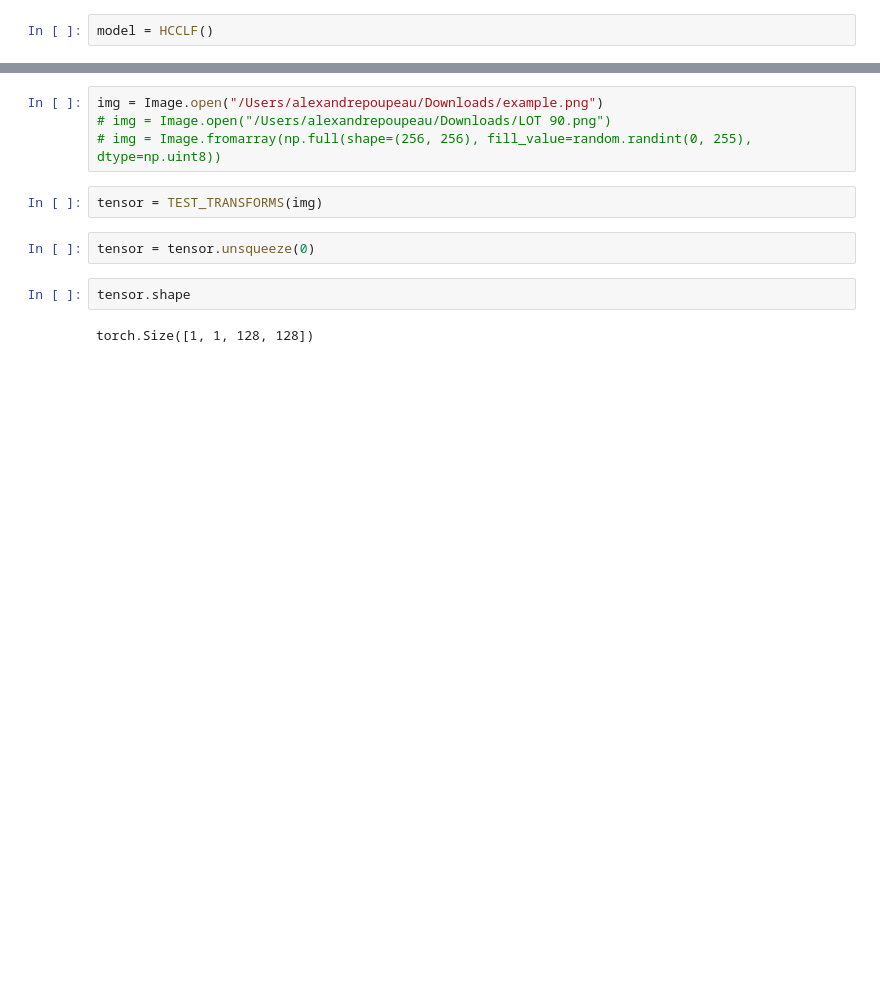
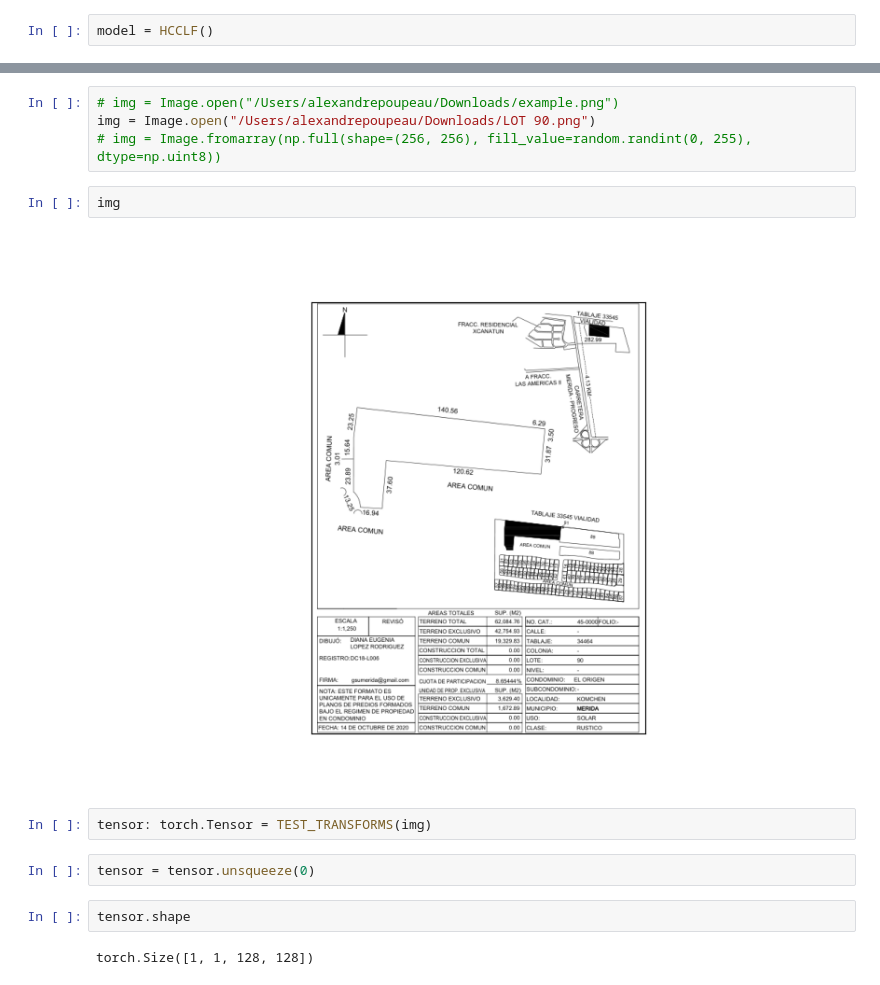
Before and after one commit to poupeaua/halfcircle-clf, a Jupyter notebook: notebooks/predict.ipynb, the cells around one changed output, grey strips where cells are left out. Cells and saved outputs as stored; diff of their text form; blank space fills up the shorter version.

```diff
--- a/notebooks/predict.ipynb
+++ b/notebooks/predict.ipynb
@@ -47,11 +35,15 @@ HCCLF(
   (dropout): Dropout(p=0.5, inplace=False)
 )
 # %%
-img = Image.open("/Users/alexandrepoupeau/Downloads/example.png")
-# img = Image.open("/Users/alexandrepoupeau/Downloads/LOT 90.png")
+# img = Image.open("/Users/alexandrepoupeau/Downloads/example.png")
+img = Image.open("/Users/alexandrepoupeau/Downloads/LOT 90.png")
 # img = Image.fromarray(np.full(shape=(256, 256), fill_value=random.randint(0, 255), dtype=np.uint8))
+# %%
+img
+# %% [output]
+[figure, added]
 # %%
-tensor = TEST_TRANSFORMS(img)
+tensor: torch.Tensor = TEST_TRANSFORMS(img)
 # %%
 tensor = tensor.unsqueeze(0)
 # %%
```
Also changed, not shown: parts of 7 cells of this notebook, 9 other files.
